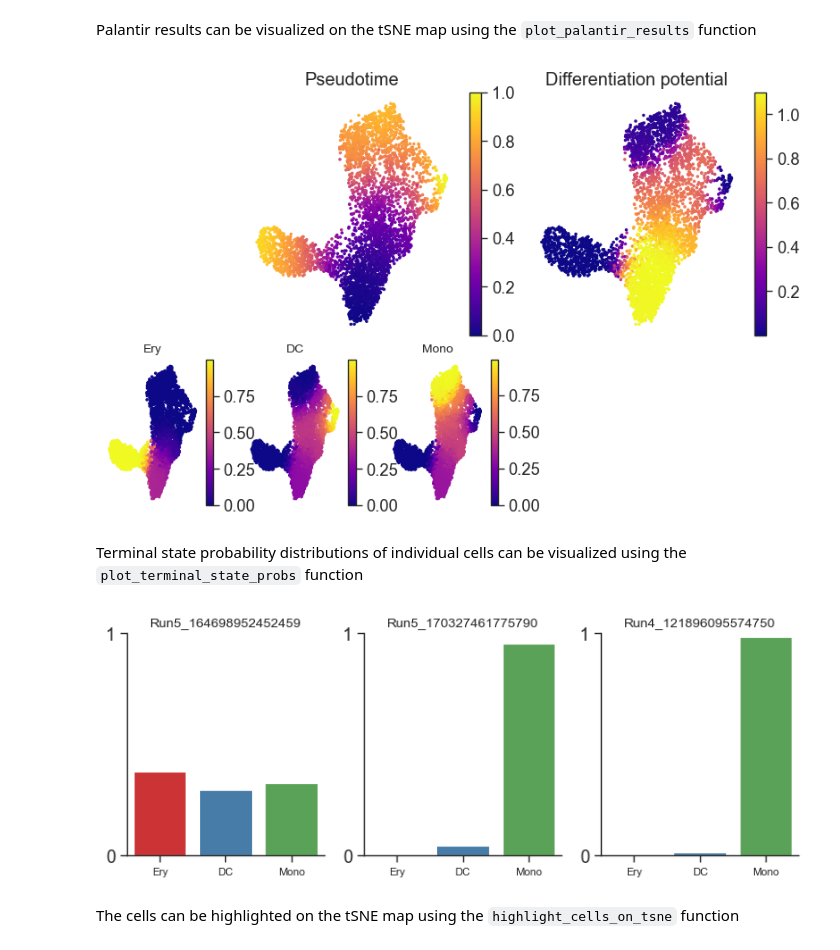
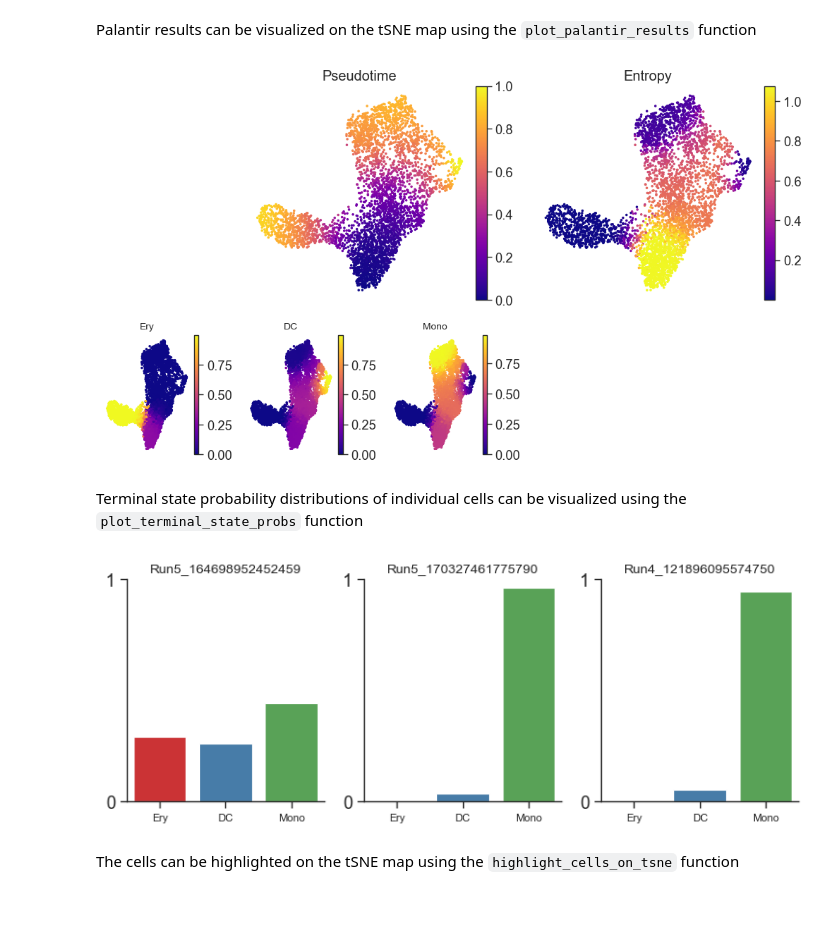
Before and after one commit to dpeerlab/Palantir, a Jupyter notebook: notebooks/Palantir_sample_notebook.ipynb, the cells around one changed output. Drawn from its saved outputs; the diff is of its cells as text; code cells hidden in the pictures; blank space fills up the shorter version.

```diff
--- a/notebooks/Palantir_sample_notebook.ipynb
+++ b/notebooks/Palantir_sample_notebook.ipynb
@@ -214,10 +212,10 @@ Palantir generates the following results
 # %% [markdown]
 Palantir results can be visualized on the tSNE map using the `plot_palantir_results` function
 # %%
-palantir.plot.plot_palantir_results(pr_res, umap)
+palantir.plot.plot_palantir_results(ad, s=3)
 plt.show()
 # %% [output]
-[figure, old version]
+[figure, new version]
 # %% [markdown]
 Terminal state probability distributions of individual cells can be visualized using the `plot_terminal_state_probs` function
 # %%
@@ -226,10 +224,10 @@ cells = [
     "Run5_170327461775790",
     "Run4_121896095574750",
 ]
-palantir.plot.plot_terminal_state_probs(pr_res, cells)
+palantir.plot.plot_terminal_state_probs(ad, cells)
 plt.show()
 # %% [output]
-[figure, old version]
+[figure, new version]
 # %% [markdown]
 The cells can be highlighted on the tSNE map using the `highlight_cells_on_tsne` function
 # %%
```
Also changed, not shown: parts of 18 cells of this notebook, 3 other files.
